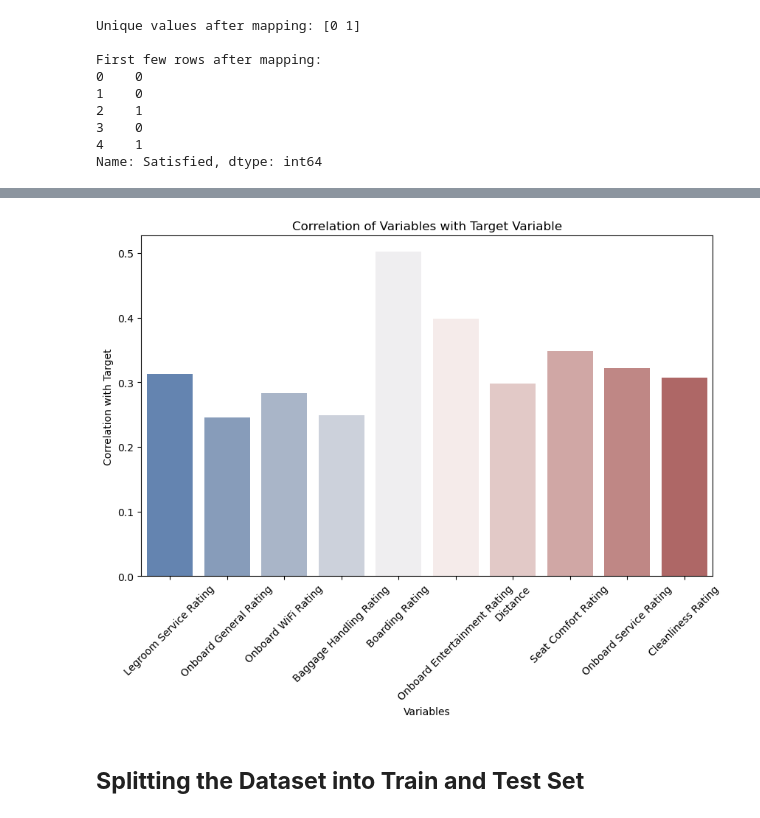
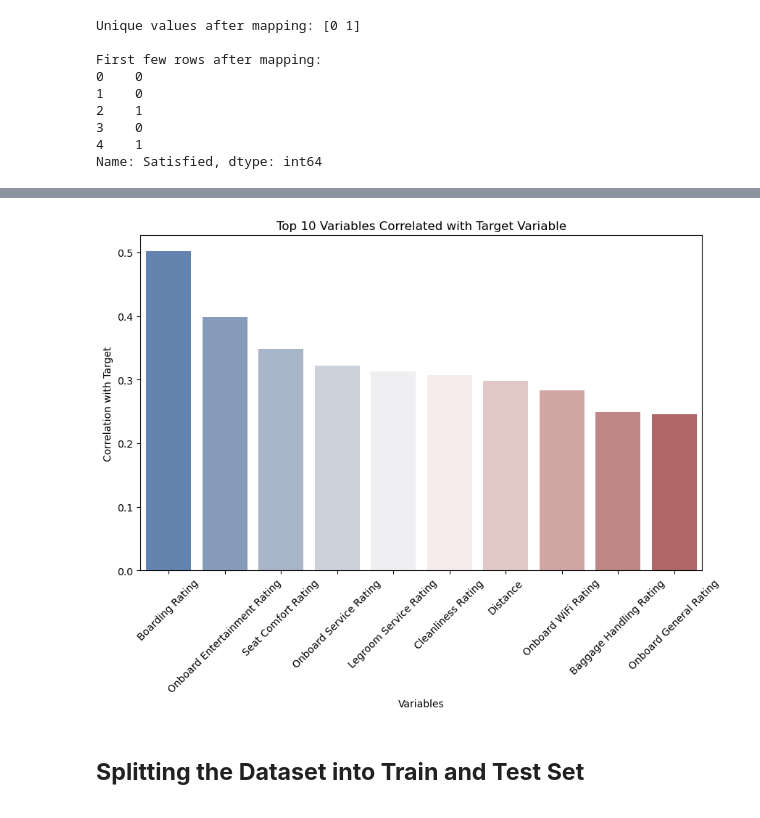
Before and after one commit to sofbruni/AI_PROJECT2023-2024, a Jupyter notebook: main copy.ipynb, the cells around one changed output, grey strips where cells are left out. Cells and saved outputs as stored; diff of their text form; code cells hidden in the pictures.

```diff
--- a/main copy.ipynb
+++ b/main copy.ipynb
@@ -473,19 +531,26 @@ Text(0.5, 1.0, 'Heatmap of Columns with Correlation > 0.24 with "Satisfied"')
 # %%
-#show the target variable correlation with the top 10 variables correlated to it
+# Assuming 'trains_df' is your DataFrame and 'cols_with_high_corr' are the columns with high correlation
+
+# Filter the DataFrame to include only the columns with high correlation
 filtered_trains_df = trains_df[cols_with_high_corr]
 target = 'Satisfied'
-corr_values = filtered_trains_df[cols_with_high_corr].corr()[target].drop(target)
+
+# Calculate the correlation and sort by absolute value in descending order
+corr_values = filtered_trains_df.corr()[target].drop(target).abs().sort_values(ascending=False)
+
+# Select the top 10 variables
+top_10_corr_values = corr_values.head(10)
 
 # Step 2: Create a Bar Plot
 plt.figure(figsize=(10, 6))
-sns.barplot(x=corr_values.index, y=corr_values.values, palette="vlag")
+sns.barplot(x=top_10_corr_values.index, y=top_10_corr_values.values, palette="vlag")
 plt.xticks(rotation=45)
 plt.xlabel('Variables')
 plt.ylabel('Correlation with Target')
-plt.title('Correlation of Variables with Target Variable')
+plt.title('Top 10 Variables Correlated with Target Variable')
 plt.show()
 # %% [output]
-[figure, old version]
+[figure, new version]
 # %% [markdown]
 ## **Splitting the Dataset into Train and Test Set**
 # %% [markdown]
```
Also changed, not shown: parts of 28 cells of this notebook.
